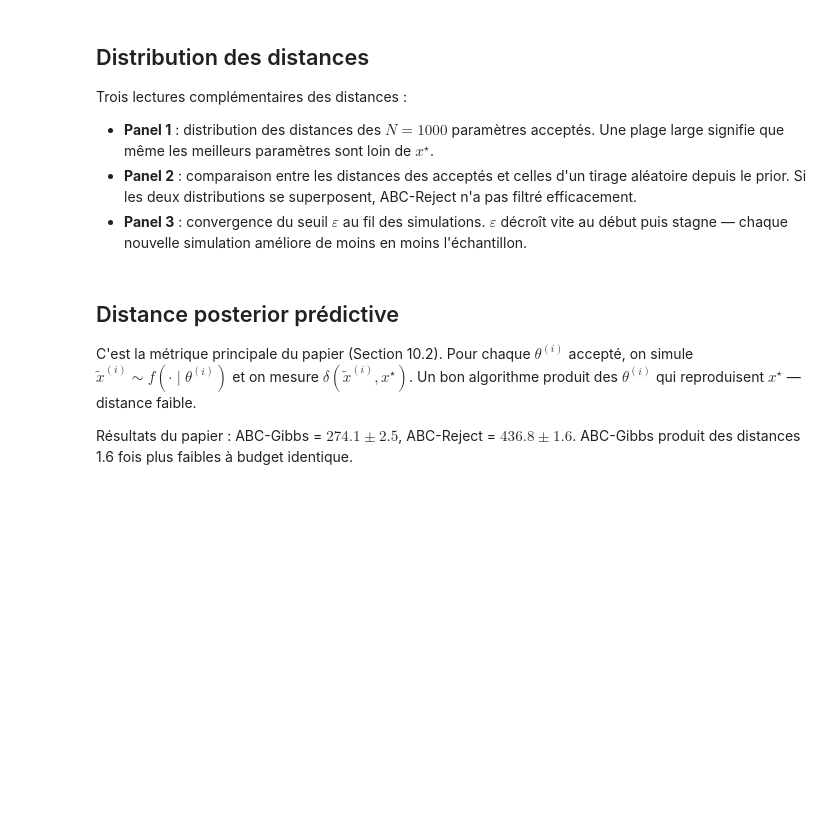
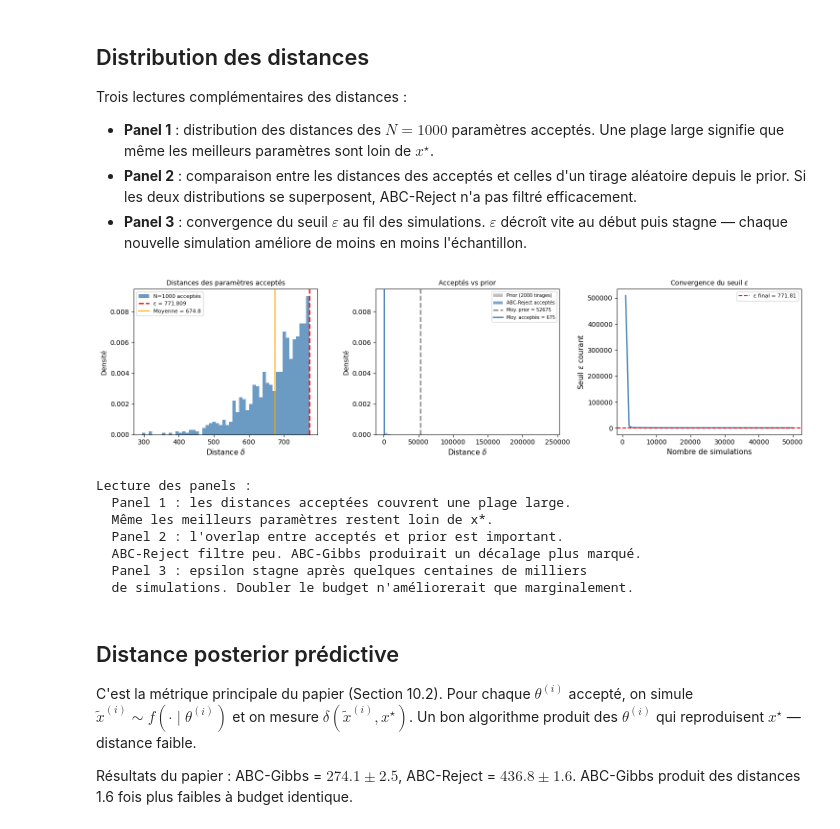
Before and after one commit to inaelenacampan/MonteCarloAndSimulation, a Jupyter notebook: Gibbs.ipynb, the cells around one changed output. Drawn from its saved outputs; the diff is of its cells as text; code cells hidden in the pictures; blank space fills up the shorter version.

```diff
--- a/Gibbs.ipynb
+++ b/Gibbs.ipynb
@@ -824,7 +863,7 @@ def abc_reject(x_obs, q_w, q_v, N_tot, N_keep, seed,
 
     for i in range(N_tot):
         alpha_i, zeta_i = sample_hyperparams(rng_abc)
-        x_sim_i, mu_i, sigma2_i = generate_data(n, T, alpha_i, zeta_i, rng_abc)
+        x_sim_i, mu_i, _, sigma2_i = generate_data(n, T, alpha_i, zeta_i, rng_abc)
         dists_all[i]   = delta_global(x_sim_i, x_obs, q_w, q_v)
         alphas_all[i]  = alpha_i
         zetas_all[i]   = zeta_i
@@ -960,7 +1018,7 @@ rng_comp = np.random.default_rng(SEED + 500)
 dists_prior_sample = []
 for _ in range(2000):
     a, z = sample_hyperparams(rng_comp)
-    xs, _, _ = generate_data(n, T, a, z, rng_comp)
+    xs, _, _,_ = generate_data(n, T, a, z, rng_comp)
     d = delta_global(xs, x_obs, q_w, q_v)
     if np.isfinite(d):
         dists_prior_sample.append(d)
@@ -982,34 +1040,43 @@ ax.legend(fontsize=7)
 
 # Panel 3 : convergence de epsilon
 ax = axes[2]
 all_d       = res['all_distances']
 checkpoints = np.linspace(N_KEEP, len(all_d), 50, dtype=int)
 epsilons    = []
 for k in checkpoints:
     ok_k = np.isfinite(all_d[:k])
     if ok_k.sum() >= N_KEEP:
         epsilons.append(np.sort(all_d[:k][ok_k])[N_KEEP-1])
     else:
         epsilons.append(np.nan)
 ax.plot(checkpoints, epsilons, color='steelblue', lw=2)
 ax.axhline(res['epsilon'], color='red', lw=1.5, linestyle='--',
            label=f"ε final = {res['epsilon']:.2f}")
 ax.set_xlabel('Nombre de simulations', fontsize=11)
 ax.set_ylabel(r'Seuil $\varepsilon$ courant', fontsize=11)
 ax.set_title(r'Convergence du seuil $\varepsilon$', fontsize=10)
 ax.legend(fontsize=8)
 
 plt.tight_layout()
-plt.savefig('fig_distances_analyse.png', dpi=150, bbox_inches='tight')
+plt.savefig('Results/Gibbs_Vanilla_fig_distances_analyse.png', dpi=150, bbox_inches='tight')
 plt.show()
 
 print("Lecture des panels :")
 print("  Panel 1 : les distances acceptées couvrent une plage large.")
 print("  Même les meilleurs paramètres restent loin de x*.")
 print("  Panel 2 : l'overlap entre acceptés et prior est important.")
 print("  ABC-Reject filtre peu. ABC-Gibbs produirait un décalage plus marqué.")
 print("  Panel 3 : epsilon stagne après quelques centaines de milliers")
 print("  de simulations. Doubler le budget n'améliorerait que marginalement.")
+# %% [output]
+[figure, added]
+Lecture des panels :
+  Panel 1 : les distances acceptées couvrent une plage large.
+  Même les meilleurs paramètres restent loin de x*.
+  Panel 2 : l'overlap entre acceptés et prior est important.
+  ABC-Reject filtre peu. ABC-Gibbs produirait un décalage plus marqué.
+  Panel 3 : epsilon stagne après quelques centaines de milliers
+  de simulations. Doubler le budget n'améliorerait que marginalement.
 # %% [markdown]
 ## Distance posterior prédictive
 
```
Also changed, not shown: parts of 27 cells of this notebook, 21 other files.
